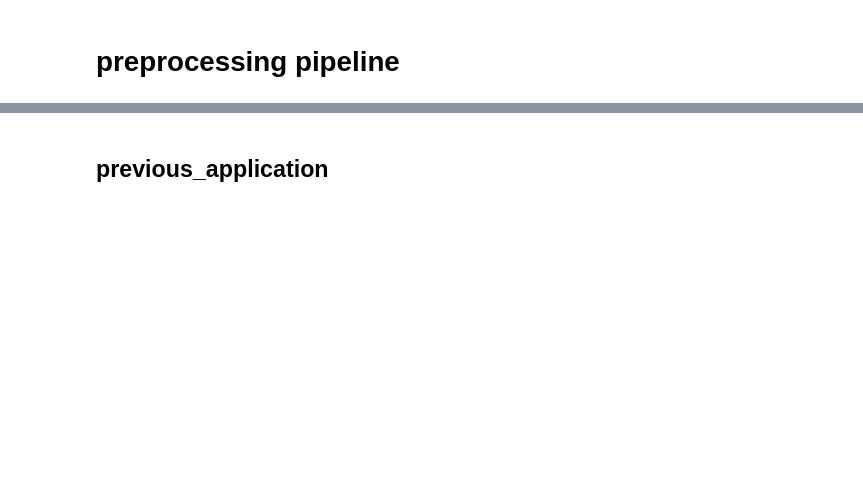
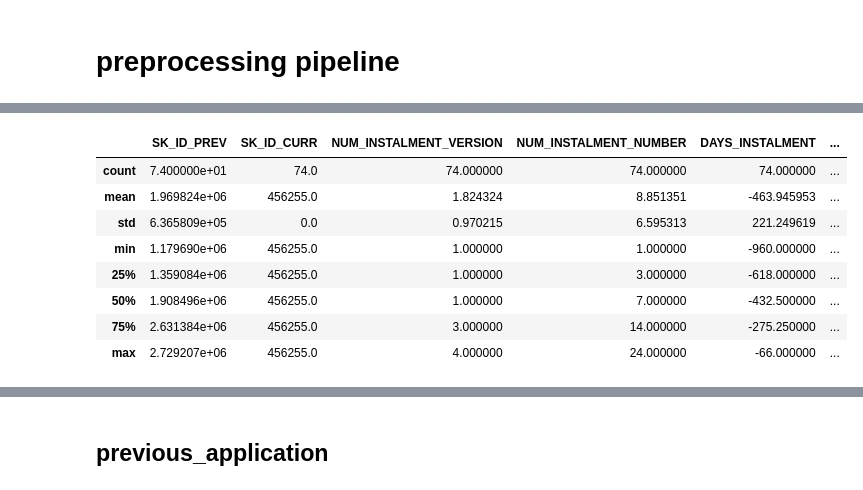
Before and after one commit to chris14jan/hcdr, a Jupyter notebook: notebooks/preprocessing.ipynb, the cells around one changed output, grey strips where cells are left out. Cells and saved outputs as stored; diff of their text form; code cells hidden in the pictures; blank space fills up the shorter version.

```diff
--- a/notebooks/preprocessing.ipynb
+++ b/notebooks/preprocessing.ipynb
@@ -135,0 +339,13 @@ pipeline = Pipeline()
+# %%
+query = "SK_ID_CURR == 456255"
+df_installments_payments.query(query).describe()
+# %% [output]
+|  | SK_ID_PREV | SK_ID_CURR | NUM_INSTALMENT_VERSION | NUM_INSTALMENT_NUMBER | DAYS_INSTALMENT | ... |
+| count | 7.400000e+01 | 74.0 | 74.000000 | 74.000000 | 74.000000 | ... |
+| mean | 1.969824e+06 | 456255.0 | 1.824324 | 8.851351 | -463.945953 | ... |
+| std | 6.365809e+05 | 0.0 | 0.970215 | 6.595313 | 221.249619 | ... |
+| min | 1.179690e+06 | 456255.0 | 1.000000 | 1.000000 | -960.000000 | ... |
+| 25% | 1.359084e+06 | 456255.0 | 1.000000 | 3.000000 | -618.000000 | ... |
+| 50% | 1.908496e+06 | 456255.0 | 1.000000 | 7.000000 | -432.500000 | ... |
+| 75% | 2.631384e+06 | 456255.0 | 3.000000 | 14.000000 | -275.250000 | ... |
+| max | 2.729207e+06 | 456255.0 | 4.000000 | 24.000000 | -66.000000 | ... |
```
Also changed, not shown: parts of 28 cells of this notebook, 6 other files.
